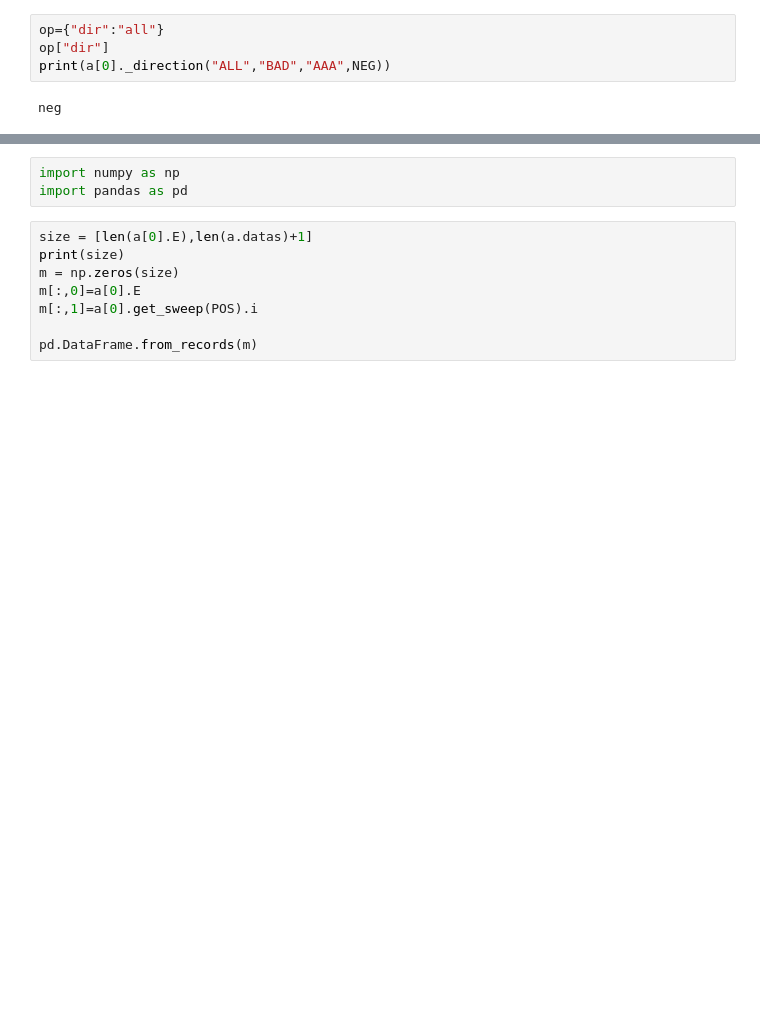
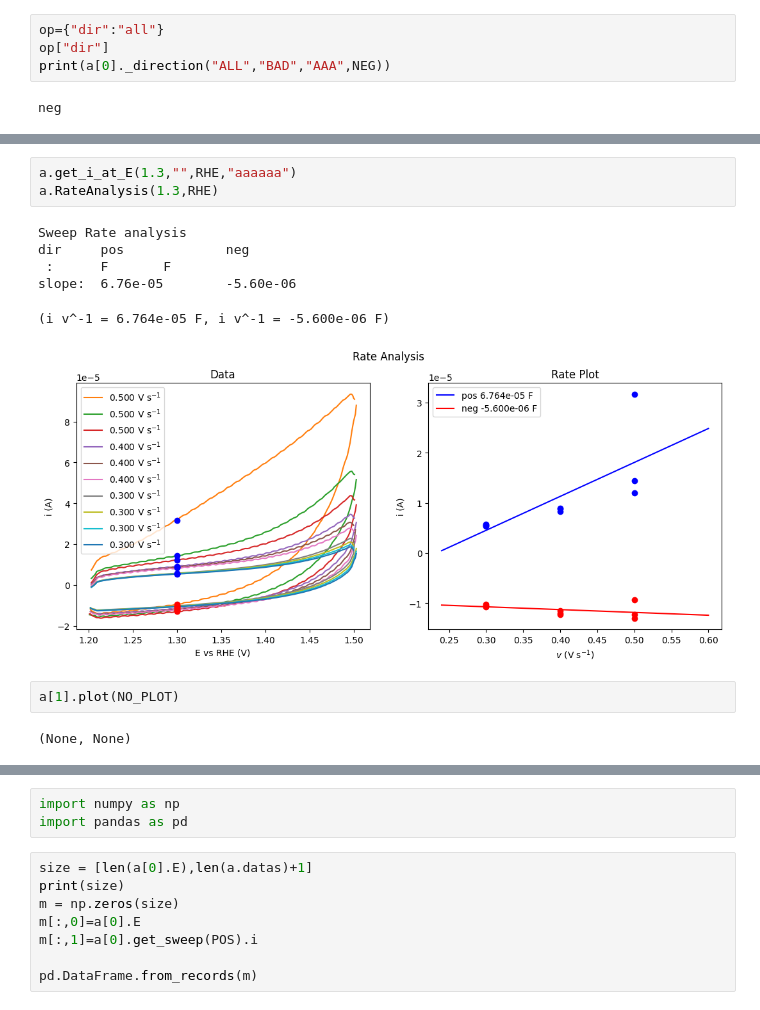
Before and after one commit to NordicEC/EC4py, a Jupyter notebook: dev/CV_Datas/MWE_CV_Datas_1_capacitance.ipynb, the cells around one changed output, grey strips where cells are left out. Saved outputs shown, nothing was run; the diff lists cells and outputs as text; blank space fills up the shorter version.

```diff
--- a/dev/CV_Datas/MWE_CV_Datas_1_capacitance.ipynb
+++ b/dev/CV_Datas/MWE_CV_Datas_1_capacitance.ipynb
@@ -98,0 +132,14 @@ slope:  8.62e-05        -3.43e-07
+# %%
+a.get_i_at_E(1.3,"",RHE,"aaaaaa")
+a.RateAnalysis(1.3,RHE)
+# %% [output]
+Sweep Rate analysis
+dir     pos             neg
+ :      F       F
+slope:  6.76e-05        -5.60e-06
+(i v^-1 = 6.764e-05 F, i v^-1 = -5.600e-06 F)
+[figure, added]
+# %%
+a[1].plot(NO_PLOT)
+# %% [output]
+(None, None)
```
Also changed, not shown: parts of 19 cells of this notebook, 17 other files.
